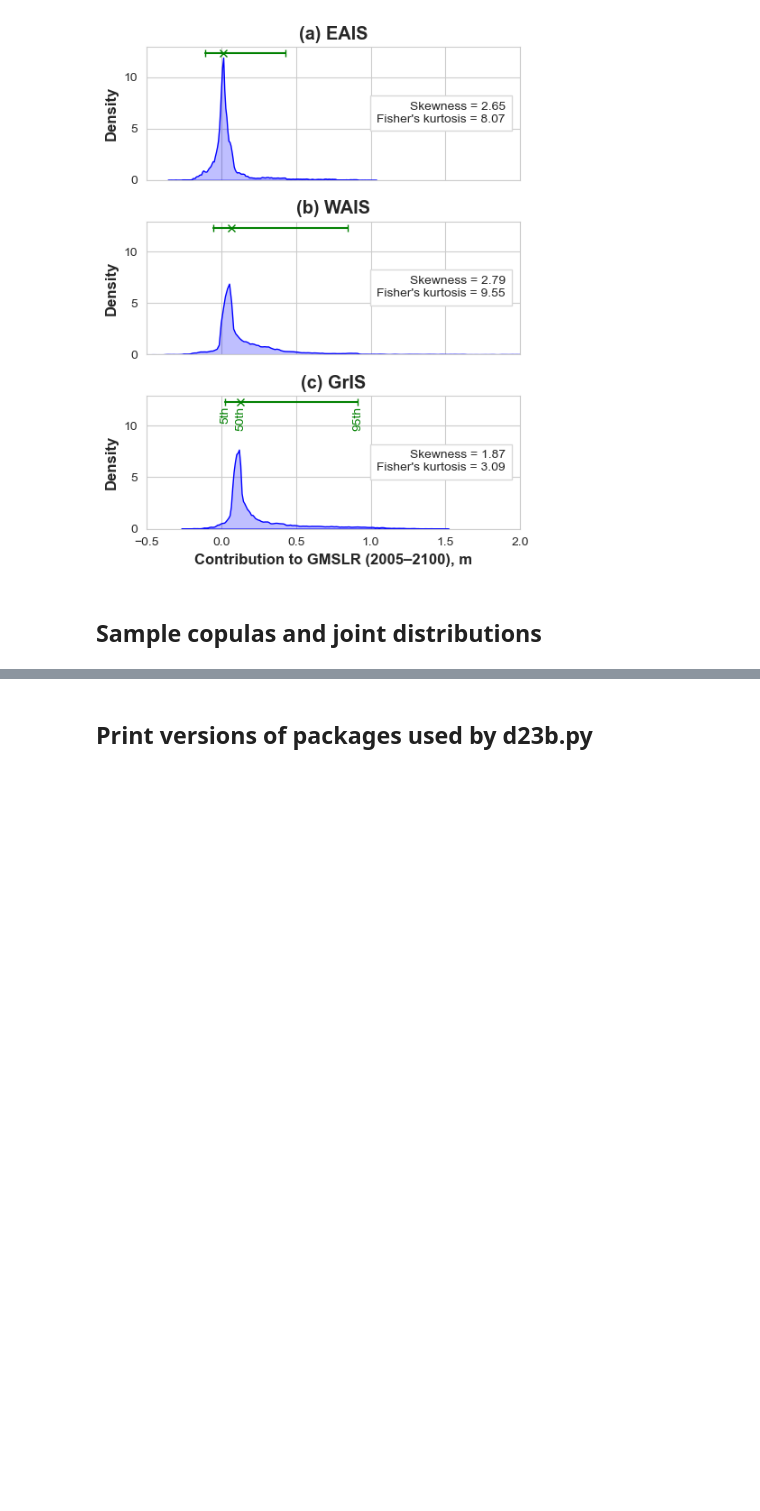
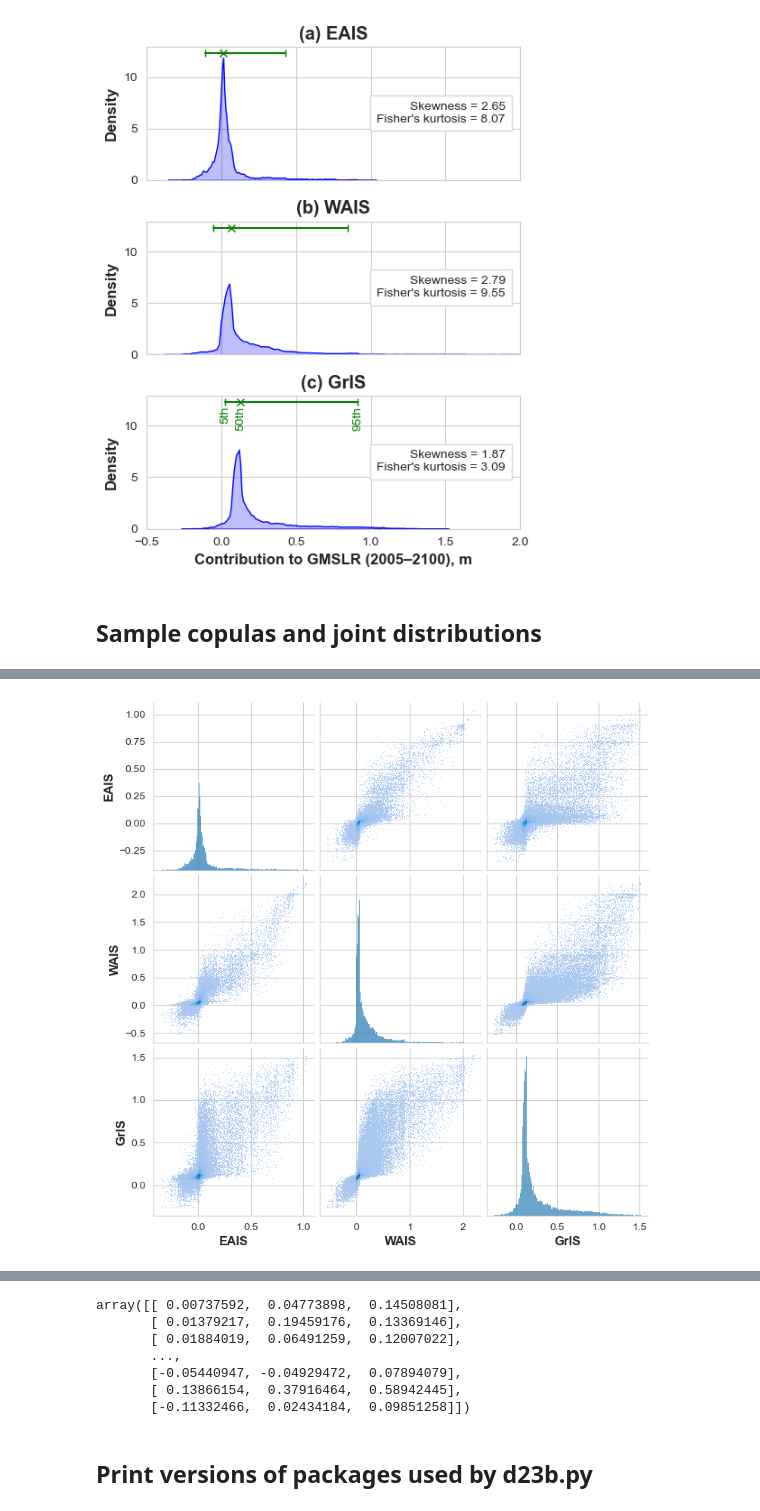
Before and after one commit to grandey/d23b-ice-dependence, a Jupyter notebook: test_d23b.ipynb, the cells around one changed output, grey strips where cells are left out. Saved outputs shown, nothing was run; the diff lists cells and outputs as text; code cells hidden in the pictures; blank space fills up the shorter version.

Commit message:
d23b.py sample_trivariate_distribution(): Sample EAIS-WAIS-GrIS joint distribution.

```diff
--- a/test_d23b.ipynb
+++ b/test_d23b.ipynb
@@ -152,3 +152,12 @@ array([[0.54529101, 0.43741729, 0.43112838],
        [0.5338956 , 0.84307587, 0.7213442 ],
        [0.39814298, 0.32764107, 0.29018738],
        [0.78360574, 0.94997965, 0.96227708]])
+# %%
+%%time
+x_n3 = d23b.sample_trivariate_distribution(projection_source='fusion', scenario='SSP5-8.5', year=2100,
+                                           families=(p21_l23_family, pv.BicopFamily.gaussian),
+                                           rotations=(p21_l23_rotation, 0), taus=(p21_l23_tau, 0.7),
+                                           n_samples=int(1e5), plot=True)
+x_n3
+# %% [output]
+[figure, added]
@@ -155,3 +166,10 @@ array([[0.54529101, 0.43741729, 0.43112838],
+array([[ 0.00737592,  0.04773898,  0.14508081],
+       [ 0.01379217,  0.19459176,  0.13369146],
+       [ 0.01884019,  0.06491259,  0.12007022],
+       ...,
+       [-0.05440947, -0.04929472,  0.07894079],
+       [ 0.13866154,  0.37916464,  0.58942445],
+       [-0.11332466,  0.02434184,  0.09851258]])
 # %% [markdown]
 ## Print versions of packages used by d23b.py
 # %%
```
Also changed, not shown: parts of 11 cells of this notebook, 1 other file.
